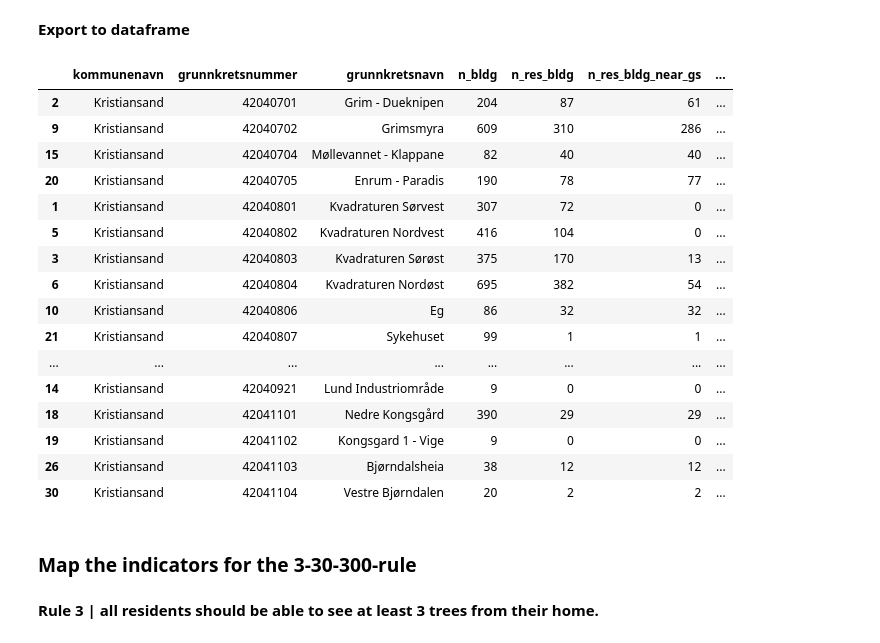
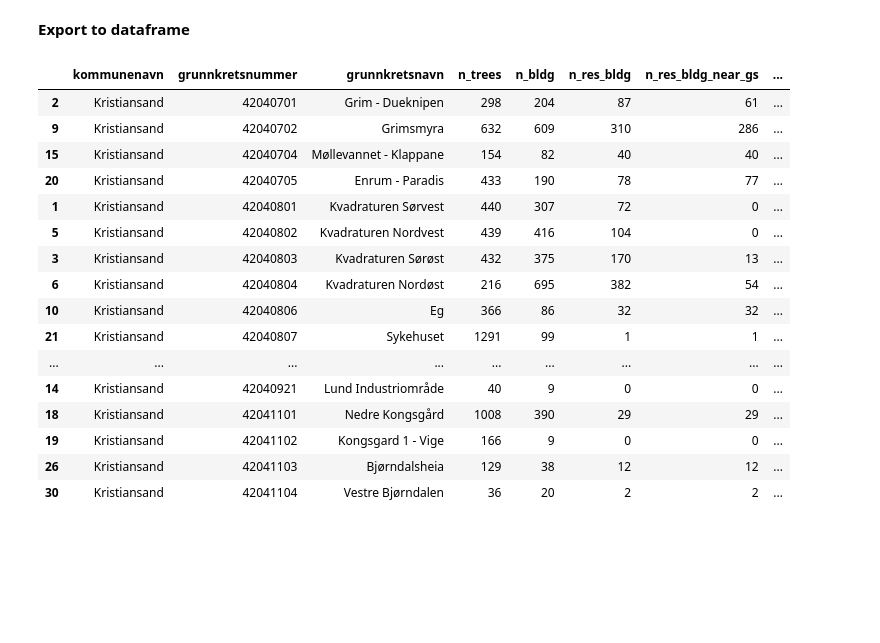
Before and after one commit to NINAnor/urban-climate, a Jupyter notebook: notebooks/04a_tree_visibility_statistics_per_district.ipynb, the cells around one changed output. Drawn from its saved outputs; the diff is of its cells as text; code cells hidden in the pictures; blank space fills up the shorter version.

Commit message:
add: labels for mapping and mapping notebookd

```diff
--- a/notebooks/04_Tree_visibility_statistics_per_district.ipynb
+++ b/notebooks/04a_tree_visibility_statistics_per_district.ipynb
@@ -571,46 +580,73 @@ con.execute(
 # %%
 # Export districts to DataFrame
 df = pd.read_sql("SELECT * FROM districts", con)
 
 # Convert geometry column from WKB to shapely geometry
 df['geometry'] = df['geometry'].apply(loads, hex=True)
 
 # Convert DataFrame to GeoDataFrame
 gdf = gpd.GeoDataFrame(df, geometry='geometry')
 gdf_sorted = gdf.sort_values(by='grunnkretsnummer', ascending=True)
 gdf_sorted = gdf_sorted.round(2)
-# display col "kommunenavn","grunnkrestnummer", "grunnkretsnavn" n_bldg, n_res_bldg, n_res_bldg_near_gs, n_trees_near_bldg, a_open_space, a_private_space, a_public_space, a_crown, perc_crown
+
+# Define the %-bins and labels
+labels = ["no data", "0-25%", "25-50%", "50-75%", "75-100%"]
+bins = pd.IntervalIndex.from_tuples([(-0.01, 25), (25, 50), (50, 75), (75, 100)])
+dict = {
+    "nan":"no data",
+    "(-0.01, 25.0]": "0-25%",
+    "(25.0, 50.0]": "25-50%",
+    "(50.0, 75.0]": "50-75%",
+    "(75.0, 100.0]": "75-100%"
+    }
+
+# Near Residential Buildings % Categories
+gdf_sorted['bldg_bins'] = pd.cut(gdf_sorted['perc_near_rbldg'], bins)
+gdf_sorted['bldg_bins'] = gdf_sorted['bldg_bins'].astype(str)
+gdf_sorted['labels_near_rbldg'] = gdf_sorted['bldg_bins'].map(dict)
+
+# Near Green Space % Categories
+gdf_sorted['gs_bins'] = pd.cut(gdf_sorted['perc_near_gs'], bins)
+gdf_sorted['gs_bins'] = gdf_sorted['gs_bins'].astype(str)
+gdf_sorted['labels_near_gs'] = gdf_sorted['gs_bins'].map(dict)
+
+# Crown Coverate % Categories
+gdf_sorted['crown_bins'] = pd.cut(gdf_sorted['perc_crown'], bins)
+gdf_sorted['crown_bins'] = gdf_sorted['crown_bins'].astype(str)
+gdf_sorted['labels_perc_crown'] = gdf_sorted['crown_bins'].map(dict)
+
+gdf_sorted.drop(columns=['bldg_bins', 'gs_bins', 'crown_bins'], inplace=True)
+
+# display col "kommunenavn","grunnkrestnummer", "grunnkretsnavn" n_bldg, n_res_bldg, n_res_bldg_near_gs, n_trees_near_rbldg, a_open_space, a_private_space, a_public_space, a_crown, perc_crown
 display(gdf_sorted[[
     "kommunenavn","grunnkretsnummer", "grunnkretsnavn",
-    "n_bldg", "n_res_bldg", "n_res_bldg_near_gs", "n_res_bldg_near_gs_norm",
-    "n_trees_near_bldg", "a_open_space", "a_private_space",
-    "a_public_space", "a_crown", "perc_crown"
+    "n_trees", "n_bldg", "n_res_bldg",
+    "n_res_bldg_near_gs", "perc_near_gs","labels_near_gs",
+    "n_trees_near_rbldg", "perc_near_rbldg", "labels_near_rbldg",
+    "a_open_space", "a_private_space", "a_public_space", "a_crown",
+    "perc_crown", "labels_perc_crown"
     ]]
         )
 gdf.crs = "EPSG:25832"
 gdf_sorted.crs = "EPSG:25832"
 
 
 gdf_mapping = gdf.to_crs("EPSG:4326")
 # %% [output]
-|  | kommunenavn | grunnkretsnummer | grunnkretsnavn | n_bldg | n_res_bldg | n_res_bldg_near_gs | ... |
-| 2 | Kristiansand | 42040701 | Grim - Dueknipen | 204 | 87 | 61 | ... |
-| 9 | Kristiansand | 42040702 | Grimsmyra | 609 | 310 | 286 | ... |
-| 15 | Kristiansand | 42040704 | Møllevannet - Klappane | 82 | 40 | 40 | ... |
-| 20 | Kristiansand | 42040705 | Enrum - Paradis | 190 | 78 | 77 | ... |
-| 1 | Kristiansand | 42040801 | Kvadraturen Sørvest | 307 | 72 | 0 | ... |
-| 5 | Kristiansand | 42040802 | Kvadraturen Nordvest | 416 | 104 | 0 | ... |
-| 3 | Kristiansand | 42040803 | Kvadraturen Sørøst | 375 | 170 | 13 | ... |
-| 6 | Kristiansand | 42040804 | Kvadraturen Nordøst | 695 | 382 | 54 | ... |
-| 10 | Kristiansand | 42040806 | Eg | 86 | 32 | 32 | ... |
-| 21 | Kristiansand | 42040807 | Sykehuset | 99 | 1 | 1 | ... |
-| ... | ... | ... | ... | ... | ... | ... | ... |
-| 14 | Kristiansand | 42040921 | Lund Industriområde | 9 | 0 | 0 | ... |
-| 18 | Kristiansand | 42041101 | Nedre Kongsgård | 390 | 29 | 29 | ... |
-| 19 | Kristiansand | 42041102 | Kongsgard 1 - Vige | 9 | 0 | 0 | ... |
-| 26 | Kristiansand | 42041103 | Bjørndalsheia | 38 | 12 | 12 | ... |
-| 30 | Kristiansand | 42041104 | Vestre Bjørndalen | 20 | 2 | 2 | ... |
+|  | kommunenavn | grunnkretsnummer | grunnkretsnavn | n_trees | n_bldg | n_res_bldg | n_res_bldg_near_gs | ... |
+| 2 | Kristiansand | 42040701 | Grim - Dueknipen | 298 | 204 | 87 | 61 | ... |
+| 9 | Kristiansand | 42040702 | Grimsmyra | 632 | 609 | 310 | 286 | ... |
+| 15 | Kristiansand | 42040704 | Møllevannet - Klappane | 154 | 82 | 40 | 40 | ... |
+| 20 | Kristiansand | 42040705 | Enrum - Paradis | 433 | 190 | 78 | 77 | ... |
+| 1 | Kristiansand | 42040801 | Kvadraturen Sørvest | 440 | 307 | 72 | 0 | ... |
+| 5 | Kristiansand | 42040802 | Kvadraturen Nordvest | 439 | 416 | 104 | 0 | ... |
+| 3 | Kristiansand | 42040803 | Kvadraturen Sørøst | 432 | 375 | 170 | 13 | ... |
+| 6 | Kristiansand | 42040804 | Kvadraturen Nordøst | 216 | 695 | 382 | 54 | ... |
+| 10 | Kristiansand | 42040806 | Eg | 366 | 86 | 32 | 32 | ... |
+| 21 | Kristiansand | 42040807 | Sykehuset | 1291 | 99 | 1 | 1 | ... |
+| ... | ... | ... | ... | ... | ... | ... | ... | ... |
+| 14 | Kristiansand | 42040921 | Lund Industriområde | 40 | 9 | 0 | 0 | ... |
+| 18 | Kristiansand | 42041101 | Nedre Kongsgård | 1008 | 390 | 29 | 29 | ... |
+| 19 | Kristiansand | 42041102 | Kongsgard 1 - Vige | 166 | 9 | 0 | 0 | ... |
+| 26 | Kristiansand | 42041103 | Bjørndalsheia | 129 | 38 | 12 | 12 | ... |
+| 30 | Kristiansand | 42041104 | Vestre Bjørndalen | 36 | 20 | 2 | 2 | ... |
-# %% [markdown]
-### Map the indicators for the 3-30-300-rule
-# %% [markdown]
-**Rule 3 | all residents should be able to see at least 3 trees from their home.**
```
Also changed, not shown: parts of 14 cells of this notebook, 1 other file.
